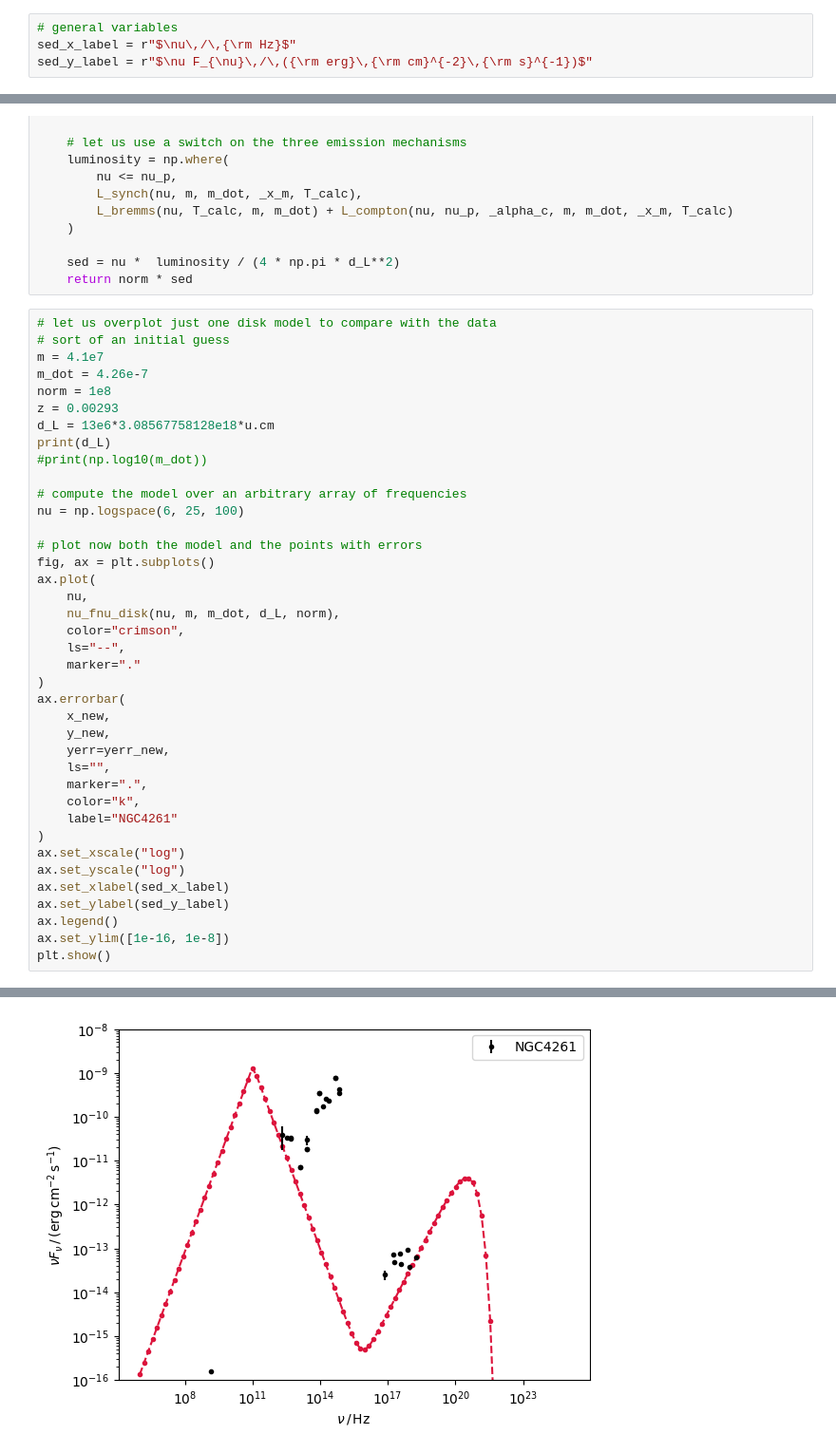
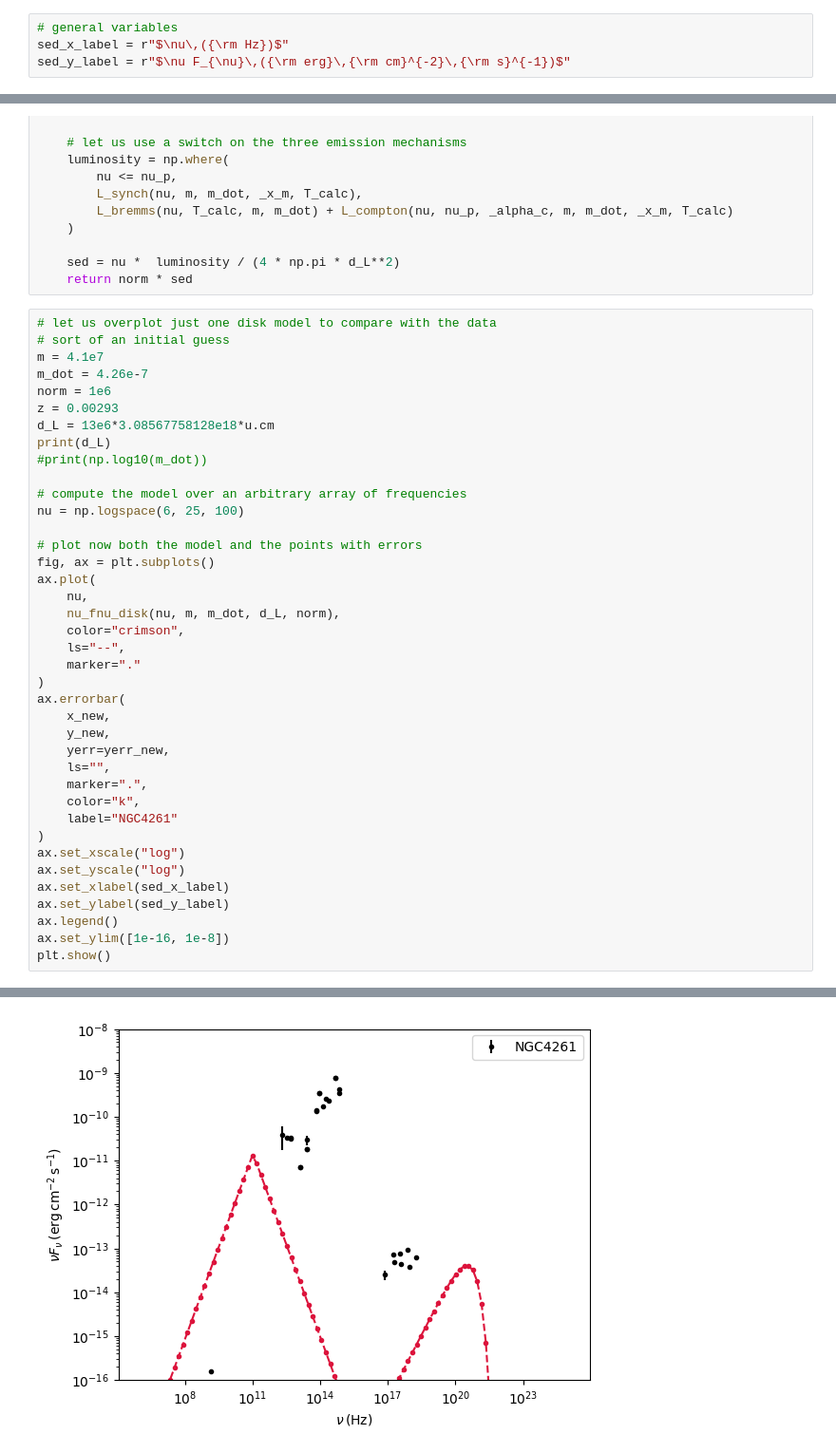
Before and after one commit to ArnauSanuy/Arnau, a Jupyter notebook: fit_disk_emission_NGC2787.ipynb, the cells around one changed output, grey strips where cells are left out. Shown at 95% size. Cells and saved outputs as stored; diff of their text form.

```diff
--- a/fit_disk_emission_NGC2787.ipynb
+++ b/fit_disk_emission_NGC2787.ipynb
@@ -25,8 +25,8 @@ from sherpa.data import DataSimulFit
 from sherpa.models import SimulFitModel
 # %%
 # general variables
-sed_x_label = r"$\nu\,/\,{\rm Hz}$"
-sed_y_label = r"$\nu F_{\nu}\,/\,({\rm erg}\,{\rm cm}^{-2}\,{\rm s}^{-1})$"
+sed_x_label = r"$\nu\,({\rm Hz})$"
+sed_y_label = r"$\nu F_{\nu}\,({\rm erg}\,{\rm cm}^{-2}\,{\rm s}^{-1})$"
 # %%
 # load the data and plot them
 sed_table = Table.read("data/NGC2787.fits")
@@ -99,7 +99,7 @@ def nu_fnu_disk(nu, m, m_dot, d_L, norm=1):
 # sort of an initial guess
 m = 4.1e7
 m_dot = 4.26e-7
-norm = 1e8
+norm = 1e6
 z = 0.00293
 d_L = 13e6*3.08567758128e18*u.cm
 print(d_L)
@@ -108,34 +108,34 @@ print(d_L)
 # compute the model over an arbitrary array of frequencies
 nu = np.logspace(6, 25, 100)
 
 # plot now both the model and the points with errors
 fig, ax = plt.subplots()
 ax.plot(
     nu,
     nu_fnu_disk(nu, m, m_dot, d_L, norm),
     color="crimson",
     ls="--",
     marker="."
 )
 ax.errorbar(
     x_new,
     y_new,
     yerr=yerr_new,
     ls="",
     marker=".",
     color="k",
     label="NGC4261"
 )
 ax.set_xscale("log")
 ax.set_yscale("log")
 ax.set_xlabel(sed_x_label)
 ax.set_ylabel(sed_y_label)
 ax.legend()
 ax.set_ylim([1e-16, 1e-8])
 plt.show()
 # %% [output]
 4.011380855664e+25 cm
-[figure, old version]
+[figure, new version]
 # %%
 class ThermalDiskEmission(RegriddableModel1D):
     def __init__(self, name='disk emission'):
```
Also changed, not shown: parts of 10 cells of this notebook, 2 other files.
